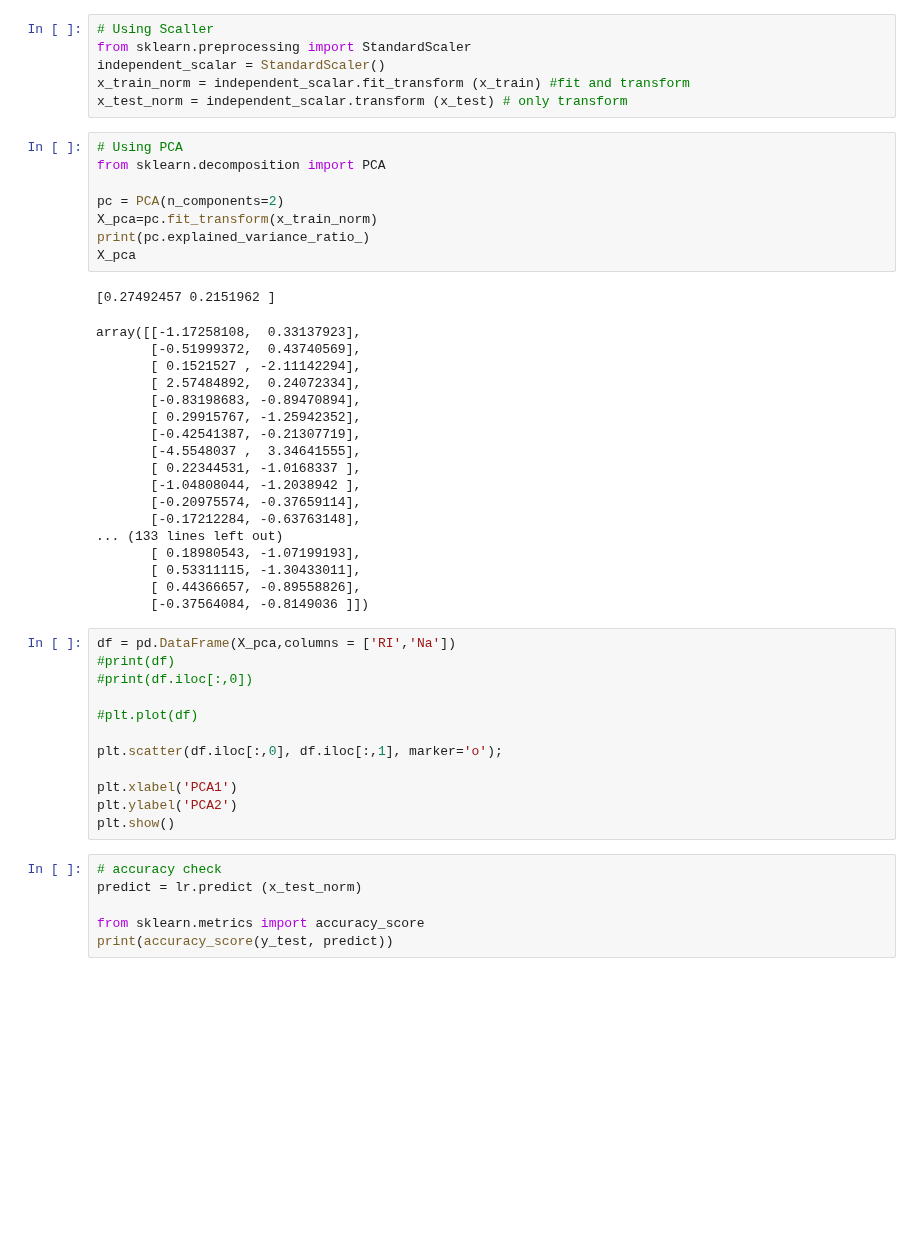
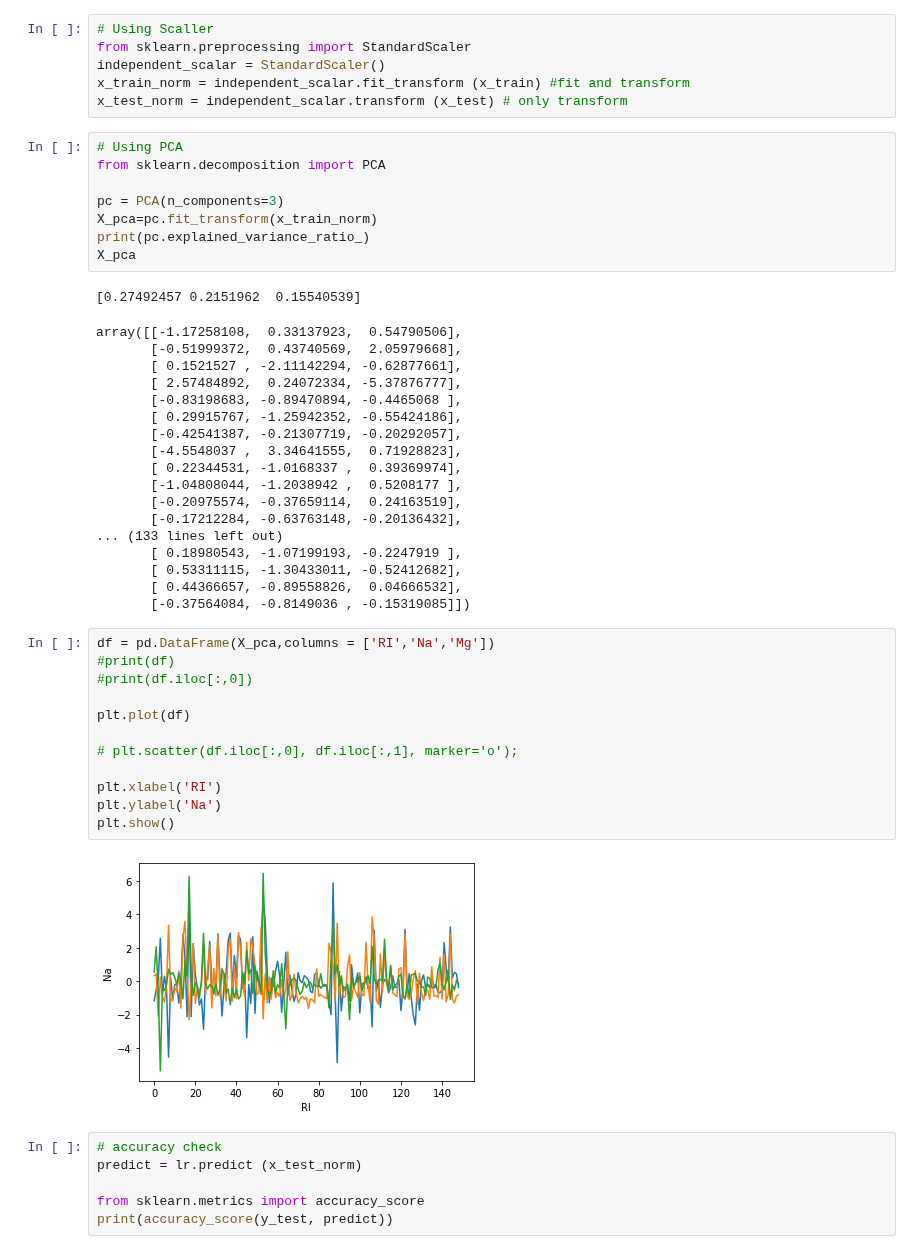
Before and after one commit to AkashKumarSingh11032001/IBM-Artificial-Intelligence-and-Machine-Learning-By-IBM-Watson, a Jupyter notebook: Lec 14 Claasification Weekend Assignment/Glass.ipynb, the cells around one changed output. Drawn from its saved outputs; the diff is of its cells as text; blank space fills up the shorter version.

```diff
--- a/Lec 14 Claasification Weekend Assignment/Glass.ipynb
+++ b/Lec 14 Claasification Weekend Assignment/Glass.ipynb
@@ -104,41 +104,43 @@ x_test_norm = independent_scalar.transform (x_test) # only transform
 # Using PCA
 from sklearn.decomposition import PCA
 
-pc = PCA(n_components=2)
+pc = PCA(n_components=3)
 X_pca=pc.fit_transform(x_train_norm)
 print(pc.explained_variance_ratio_)
 X_pca
 # %% [output]
-[0.27492457 0.2151962 ]
+[0.27492457 0.2151962  0.15540539]
-array([[-1.17258108,  0.33137923],
-       [-0.51999372,  0.43740569],
-       [ 0.1521527 , -2.11142294],
-       [ 2.57484892,  0.24072334],
-       [-0.83198683, -0.89470894],
-       [ 0.29915767, -1.25942352],
-       [-0.42541387, -0.21307719],
-       [-4.5548037 ,  3.34641555],
-       [ 0.22344531, -1.0168337 ],
-       [-1.04808044, -1.2038942 ],
-       [-0.20975574, -0.37659114],
-       [-0.17212284, -0.63763148],
+array([[-1.17258108,  0.33137923,  0.54790506],
+       [-0.51999372,  0.43740569,  2.05979668],
+       [ 0.1521527 , -2.11142294, -0.62877661],
+       [ 2.57484892,  0.24072334, -5.37876777],
+       [-0.83198683, -0.89470894, -0.4465068 ],
+       [ 0.29915767, -1.25942352, -0.55424186],
+       [-0.42541387, -0.21307719, -0.20292057],
+       [-4.5548037 ,  3.34641555,  0.71928823],
+       [ 0.22344531, -1.0168337 ,  0.39369974],
+       [-1.04808044, -1.2038942 ,  0.5208177 ],
+       [-0.20975574, -0.37659114,  0.24163519],
+       [-0.17212284, -0.63763148, -0.20136432],
 ... (133 lines left out)
-       [ 0.18980543, -1.07199193],
-       [ 0.53311115, -1.30433011],
-       [ 0.44366657, -0.89558826],
-       [-0.37564084, -0.8149036 ]])
+       [ 0.18980543, -1.07199193, -0.2247919 ],
+       [ 0.53311115, -1.30433011, -0.52412682],
+       [ 0.44366657, -0.89558826,  0.04666532],
+       [-0.37564084, -0.8149036 , -0.15319085]])
 # %%
-df = pd.DataFrame(X_pca,columns = ['RI','Na'])
+df = pd.DataFrame(X_pca,columns = ['RI','Na','Mg'])
 #print(df)
 #print(df.iloc[:,0])
 
-#plt.plot(df)
+plt.plot(df)
 
-plt.scatter(df.iloc[:,0], df.iloc[:,1], marker='o');
+# plt.scatter(df.iloc[:,0], df.iloc[:,1], marker='o');
 
-plt.xlabel('PCA1')
-plt.ylabel('PCA2')
+plt.xlabel('RI')
+plt.ylabel('Na')
 plt.show()
+# %% [output]
+[figure, added]
 # %%
 # accuracy check
 predict = lr.predict (x_test_norm)
```
Also changed, not shown: parts of 1 cell of this notebook.
